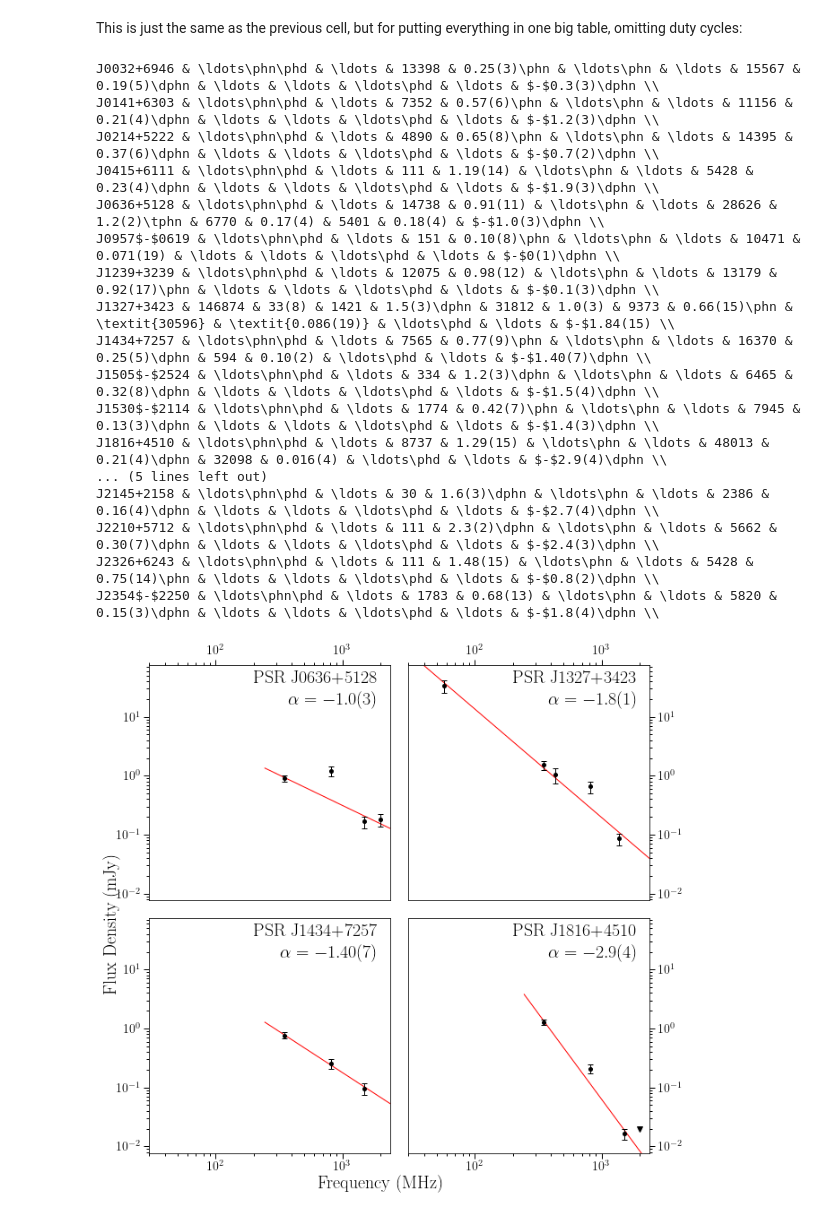
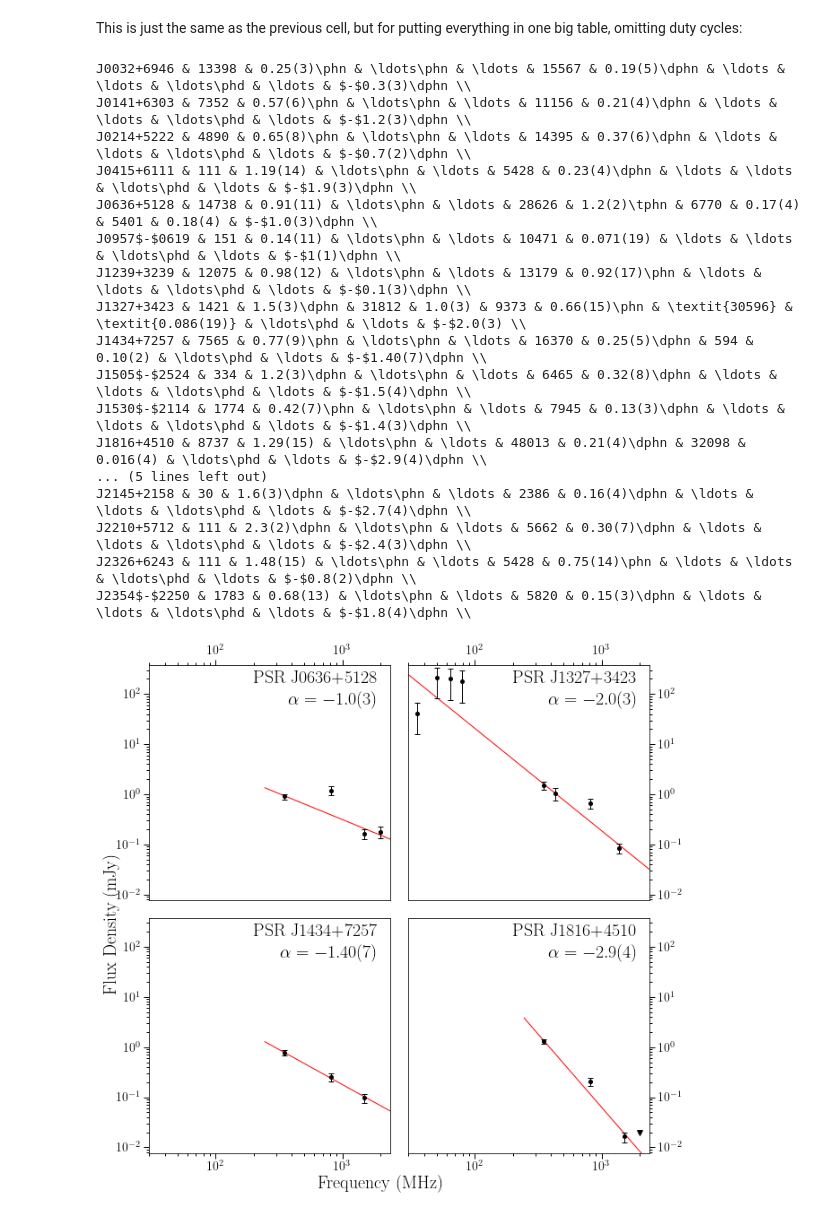
Before and after one commit to wcfiore/gbncc_viii, a Jupyter notebook: prof_flux_est.ipynb, the cells around one changed output. Saved outputs shown, nothing was run; the diff lists cells and outputs as text; code cells hidden in the pictures.

```diff
--- a/prof_flux_est.ipynb
+++ b/prof_flux_est.ipynb
@@ -451,5 +450,5 @@ Duty cycle: 0.005
 # %%
-freqs = [57.15,149.0,350.0,430.0,820.0,1380.0,1500.0,2000.0]
+freqs = [35.1,49.8,64.5,79.2,149.0,350.0,430.0,820.0,1380.0,1500.0,2000.0]
 for freq in freqs:
     i=0
     try:
@@ -892,15 +830,6 @@ import table_utils as tu
 
 for psr in FluxDict.keys():
     pD = FluxDict[psr]
-    if pD['Flux57']:
-        Slow_tex = tu.ufve(pD['Flux57'],pD['errFlux57'],digits=tu.digits_for_unc(pD['errFlux57']))
-        tobslowstr = f"{int(pD['Tobs57'])}"
-    elif pD['Flux149']:
-        Slow_tex = tu.ufve(pD['Flux149'],pD['errFlux149'],digits=tu.digits_for_unc(pD['errFlux149']))
-        tobslowstr = f"{int(pD['Tobs149'])}"
-    else:
-        Slow_tex = "\ldots"
-        tobslowstr = "\ldots\phn\phd"
     if pD['Flux350']:
         S350_tex = tu.ufve(pD['Flux350'],pD['errFlux350'],digits=tu.digits_for_unc(pD['errFlux350']))
         if len(S350_tex)==7:
@@ -952,31 +881,30 @@ for psr in FluxDict.keys():
     else:
         SI_tex = "\ldots"
 
-    tex_line = f"{psr} & {tobslowstr} & {Slow_tex} & " + \
-               f"{tobs350str} & {S350_tex} & " + \
+    tex_line = f"{psr} & {tobs350str} & {S350_tex} & " + \
                f"{tobs430str} & {S430_tex} & " + \
                f"{tobs820str} & {S820_tex} & " + \
                f"{tobsLbandstr} & {SLband_tex} & " + \
                f"{tobs2000str} & {S2000_tex} & {SI_tex} \\\\"
     print(tex_line.replace("-","$-$").replace(" \\times ","$\\times$").replace("^","$^"))
 # %% [output]
-J0032+6946 & \ldots\phn\phd & \ldots & 13398 & 0.25(3)\phn & \ldots\phn & \ldots & 15567 & 0.19(5)\dphn & \ldots & \ldots & \ldots\phd & \ldots & $-$0.3(3)\dphn \\
-J0141+6303 & \ldots\phn\phd & \ldots & 7352 & 0.57(6)\phn & \ldots\phn & \ldots & 11156 & 0.21(4)\dphn & \ldots & \ldots & \ldots\phd & \ldots & $-$1.2(3)\dphn \\
-J0214+5222 & \ldots\phn\phd & \ldots & 4890 & 0.65(8)\phn & \ldots\phn & \ldots & 14395 & 0.37(6)\dphn & \ldots & \ldots & \ldots\phd & \ldots & $-$0.7(2)\dphn \\
-J0415+6111 & \ldots\phn\phd & \ldots & 111 & 1.19(14) & \ldots\phn & \ldots & 5428 & 0.23(4)\dphn & \ldots & \ldots & \ldots\phd & \ldots & $-$1.9(3)\dphn \\
-J0636+5128 & \ldots\phn\phd & \ldots & 14738 & 0.91(11) & \ldots\phn & \ldots & 28626 & 1.2(2)\tphn & 6770 & 0.17(4) & 5401 & 0.18(4) & $-$1.0(3)\dphn \\
-J0957$-$0619 & \ldots\phn\phd & \ldots & 151 & 0.10(8)\phn & \ldots\phn & \ldots & 10471 & 0.071(19) & \ldots & \ldots & \ldots\phd & \ldots & $-$0(1)\dphn \\
-J1239+3239 & \ldots\phn\phd & \ldots & 12075 & 0.98(12) & \ldots\phn & \ldots & 13179 & 0.92(17)\phn & \ldots & \ldots & \ldots\phd & \ldots & $-$0.1(3)\dphn \\
-J1327+3423 & 146874 & 33(8) & 1421 & 1.5(3)\dphn & 31812 & 1.0(3) & 9373 & 0.66(15)\phn & \textit{30596} & \textit{0.086(19)} & \ldots\phd & \ldots & $-$1.84(15) \\
-J1434+7257 & \ldots\phn\phd & \ldots & 7565 & 0.77(9)\phn & \ldots\phn & \ldots & 16370 & 0.25(5)\dphn & 594 & 0.10(2) & \ldots\phd & \ldots & $-$1.40(7)\dphn \\
-J1505$-$2524 & \ldots\phn\phd & \ldots & 334 & 1.2(3)\dphn & \ldots\phn & \ldots & 6465 & 0.32(8)\dphn & \ldots & \ldots & \ldots\phd & \ldots & $-$1.5(4)\dphn \\
-J1530$-$2114 & \ldots\phn\phd & \ldots & 1774 & 0.42(7)\phn & \ldots\phn & \ldots & 7945 & 0.13(3)\dphn & \ldots & \ldots & \ldots\phd & \ldots & $-$1.4(3)\dphn \\
-J1816+4510 & \ldots\phn\phd & \ldots & 8737 & 1.29(15) & \ldots\phn & \ldots & 48013 & 0.21(4)\dphn & 32098 & 0.016(4) & \ldots\phd & \ldots & $-$2.9(4)\dphn \\
+J0032+6946 & 13398 & 0.25(3)\phn & \ldots\phn & \ldots & 15567 & 0.19(5)\dphn & \ldots & \ldots & \ldots\phd & \ldots & $-$0.3(3)\dphn \\
+J0141+6303 & 7352 & 0.57(6)\phn & \ldots\phn & \ldots & 11156 & 0.21(4)\dphn & \ldots & \ldots & \ldots\phd & \ldots & $-$1.2(3)\dphn \\
+J0214+5222 & 4890 & 0.65(8)\phn & \ldots\phn & \ldots & 14395 & 0.37(6)\dphn & \ldots & \ldots & \ldots\phd & \ldots & $-$0.7(2)\dphn \\
+J0415+6111 & 111 & 1.19(14) & \ldots\phn & \ldots & 5428 & 0.23(4)\dphn & \ldots & \ldots & \ldots\phd & \ldots & $-$1.9(3)\dphn \\
+J0636+5128 & 14738 & 0.91(11) & \ldots\phn & \ldots & 28626 & 1.2(2)\tphn & 6770 & 0.17(4) & 5401 & 0.18(4) & $-$1.0(3)\dphn \\
+J0957$-$0619 & 151 & 0.14(11) & \ldots\phn & \ldots & 10471 & 0.071(19) & \ldots & \ldots & \ldots\phd & \ldots & $-$1(1)\dphn \\
+J1239+3239 & 12075 & 0.98(12) & \ldots\phn & \ldots & 13179 & 0.92(17)\phn & \ldots & \ldots & \ldots\phd & \ldots & $-$0.1(3)\dphn \\
+J1327+3423 & 1421 & 1.5(3)\dphn & 31812 & 1.0(3) & 9373 & 0.66(15)\phn & \textit{30596} & \textit{0.086(19)} & \ldots\phd & \ldots & $-$2.0(3) \\
+J1434+7257 & 7565 & 0.77(9)\phn & \ldots\phn & \ldots & 16370 & 0.25(5)\dphn & 594 & 0.10(2) & \ldots\phd & \ldots & $-$1.40(7)\dphn \\
+J1505$-$2524 & 334 & 1.2(3)\dphn & \ldots\phn & \ldots & 6465 & 0.32(8)\dphn & \ldots & \ldots & \ldots\phd & \ldots & $-$1.5(4)\dphn \\
+J1530$-$2114 & 1774 & 0.42(7)\phn & \ldots\phn & \ldots & 7945 & 0.13(3)\dphn & \ldots & \ldots & \ldots\phd & \ldots & $-$1.4(3)\dphn \\
+J1816+4510 & 8737 & 1.29(15) & \ldots\phn & \ldots & 48013 & 0.21(4)\dphn & 32098 & 0.016(4) & \ldots\phd & \ldots & $-$2.9(4)\dphn \\
 ... (5 lines left out)
-J2145+2158 & \ldots\phn\phd & \ldots & 30 & 1.6(3)\dphn & \ldots\phn & \ldots & 2386 & 0.16(4)\dphn & \ldots & \ldots & \ldots\phd & \ldots & $-$2.7(4)\dphn \\
-J2210+5712 & \ldots\phn\phd & \ldots & 111 & 2.3(2)\dphn & \ldots\phn & \ldots & 5662 & 0.30(7)\dphn & \ldots & \ldots & \ldots\phd & \ldots & $-$2.4(3)\dphn \\
-J2326+6243 & \ldots\phn\phd & \ldots & 111 & 1.48(15) & \ldots\phn & \ldots & 5428 & 0.75(14)\phn & \ldots & \ldots & \ldots\phd & \ldots & $-$0.8(2)\dphn \\
-J2354$-$2250 & \ldots\phn\phd & \ldots & 1783 & 0.68(13) & \ldots\phn & \ldots & 5820 & 0.15(3)\dphn & \ldots & \ldots & \ldots\phd & \ldots & $-$1.8(4)\dphn \\
+J2145+2158 & 30 & 1.6(3)\dphn & \ldots\phn & \ldots & 2386 & 0.16(4)\dphn & \ldots & \ldots & \ldots\phd & \ldots & $-$2.7(4)\dphn \\
+J2210+5712 & 111 & 2.3(2)\dphn & \ldots\phn & \ldots & 5662 & 0.30(7)\dphn & \ldots & \ldots & \ldots\phd & \ldots & $-$2.4(3)\dphn \\
+J2326+6243 & 111 & 1.48(15) & \ldots\phn & \ldots & 5428 & 0.75(14)\phn & \ldots & \ldots & \ldots\phd & \ldots & $-$0.8(2)\dphn \\
+J2354$-$2250 & 1783 & 0.68(13) & \ldots\phn & \ldots & 5820 & 0.15(3)\dphn & \ldots & \ldots & \ldots\phd & \ldots & $-$1.8(4)\dphn \\
 # %%
 import matplotlib as mpl
 plt.rc('font',**{'family':'serif','serif':['Computer Modern Roman']})
@@ -1002,10 +930,22 @@ for psr in FluxDict.keys():
     freqs     = []
     fluxes    = []
     flux_errs = []
-    if pD['Flux57']:
-        freqs.append(57.15)
-        fluxes.append(pD['Flux57'])
-        flux_errs.append(pD['errFlux57'])
+    if pD['Flux35']:
+        freqs.append(35.1)
+        fluxes.append(pD['Flux35'])
+        flux_errs.append(pD['errFlux35'])
+    if pD['Flux49']:
+        freqs.append(49.8)
+        fluxes.append(pD['Flux49'])
+        flux_errs.append(pD['errFlux49'])
+    if pD['Flux64']:
+        freqs.append(64.5)
+        fluxes.append(pD['Flux64'])
+        flux_errs.append(pD['errFlux64'])
+    if pD['Flux79']:
+        freqs.append(79.2)
+        fluxes.append(pD['Flux79'])
+        flux_errs.append(pD['errFlux79'])
     if pD['Flux149']:
         freqs.append(149.0)
         fluxes.append(pD['Flux149'])
@@ -1054,35 +994,35 @@ for psr in FluxDict.keys():
             ax.plot(2000.0,0.02,c='black',marker='v')
         ax.set_yscale('log')
         ax.set_xscale('log')
         ax.text(0.95,0.94,f"PSR {psr}",color='black',rotation=0,size=20,va='center',ha='right',transform=ax.transAxes)
         #ax.text(0.95,0.85,f"$\\alpha = {SI_tex.split('(')[0]}\\pm0.{SI_tex.strip(')').split('(')[1]}$",color='black',rotation=0,size=20,va='center',ha='right',transform=ax.transAxes)
         ax.text(0.95,0.85,f"$\\alpha = {SI_tex}$",color='black',rotation=0,size=20,va='center',ha='right',transform=ax.transAxes)
         ax.xaxis.set_minor_formatter(plt.NullFormatter())
 #         ax.set_xticks([100.,300.,1000.,2000.])
 #         ax.set_xticklabels(["100","300","1000","2000"],fontsize=14)
 #         ax.set_yticks([0.1,1.,10.,100.,1000.])
 #         ax.set_yticklabels(["0.1","1","10","100","1000"],fontsize=14)
 #         ax.set_xlim([freq_i,freq_f])
 #         ax.set_ylim([0.65*min(fluxes),1.45*(max(fluxes)+max(flux_errs))])
         ax.set_xlim(30.,2400.)
-        ax.set_ylim(0.0077,75.)
+        ax.set_ylim(0.0077,375.)
         ax.tick_params(length=6,width=1,which='major')
         ax.tick_params(length=3,width=1,which='minor')
         if n==1:
             ax.xaxis.tick_top()
             ax.text(-0.12,-0.1,"Flux Density (mJy)",color='black',rotation=90,size=20,va='center',ha='right',transform=ax.transAxes)
         elif n==2:
             ax.xaxis.tick_top()
             ax.yaxis.tick_right()
             #ax.text(0.15,1.15,"Frequency (MHz)",color='black',rotation=0,size=16,va='center',ha='right',transform=ax.transAxes)
             #ax.text(1.15,-0.1,"Flux Density (mJy)",color='black',rotation=90,size=16,va='center',ha='right',transform=ax.transAxes)
         elif n==4:
             ax.yaxis.tick_right()
             ax.text(0.15,-0.13,"Frequency (MHz)",color='black',rotation=0,size=20,va='center',ha='right',transform=ax.transAxes)
 plt.savefig("spectra.pdf",format='pdf',bbox_inches='tight',pad_inches=0.25)
 plt.show()
 # %% [output]
-[figure, old version]
+[figure, new version]
 # %%
 for psr in FluxDict.keys():
     par_path = f"data/{psr}_fiore+23.par"
```
Also changed, not shown: parts of 10 cells of this notebook, 27 other files.
